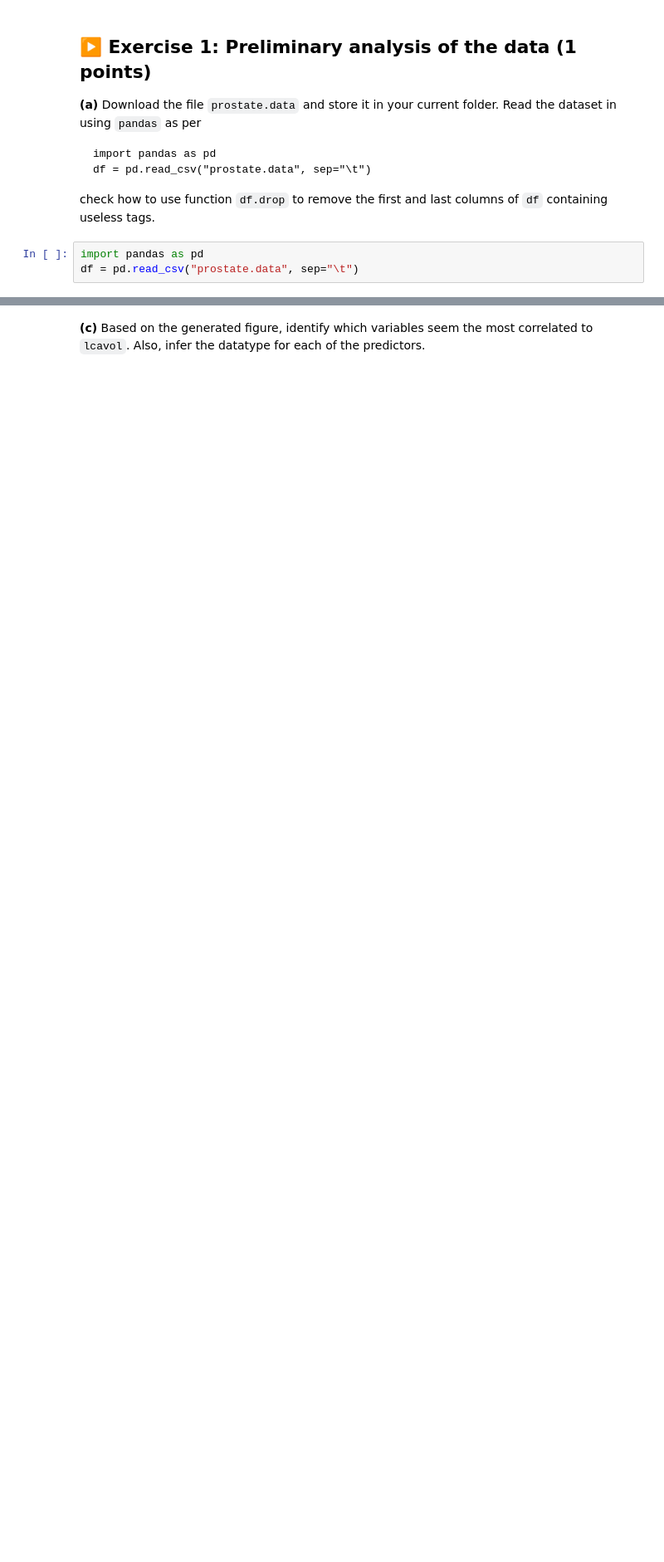
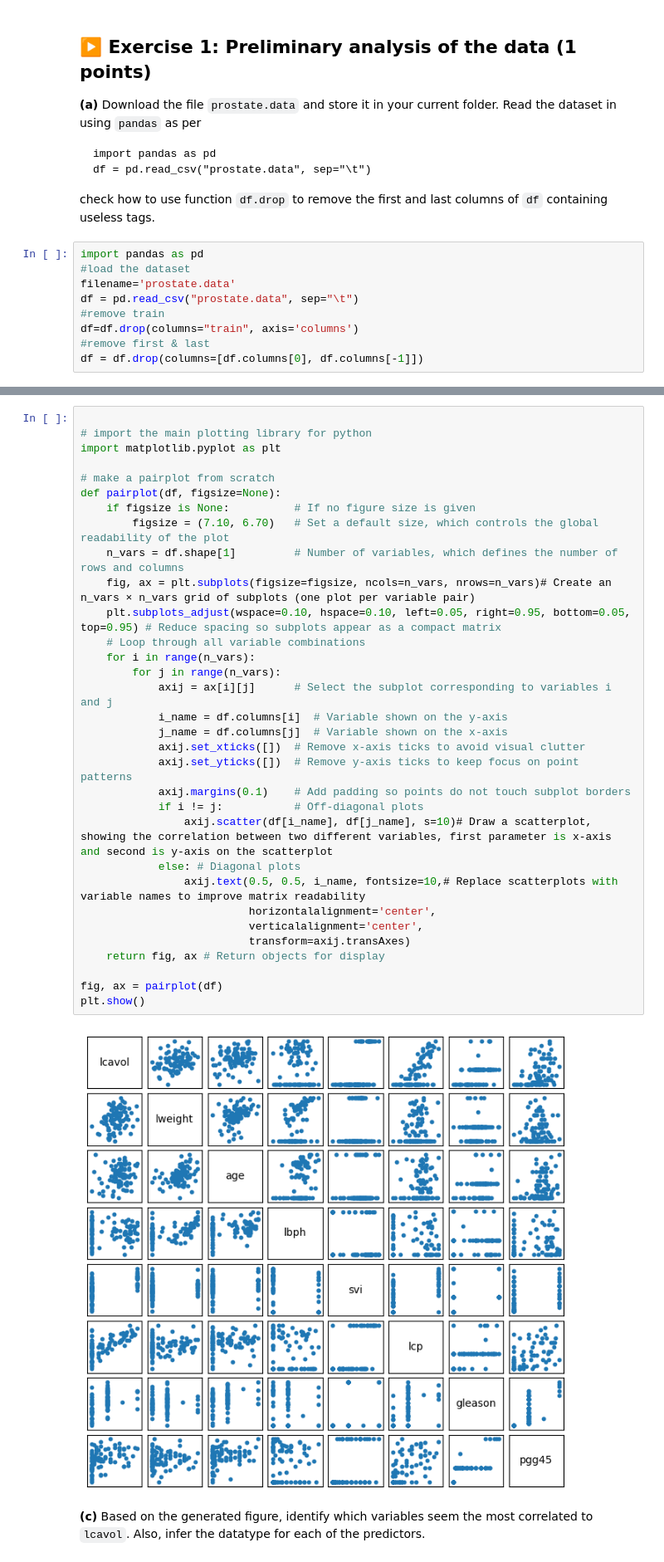
Before and after one commit to martinouks/isla_tp, a Jupyter notebook: TP1/TP1.ipynb, the cells around one changed output, grey strips where cells are left out. Shown at 83% size. Saved outputs shown, nothing was run; the diff lists cells and outputs as text; blank space fills up the shorter version.

```diff
--- a/TP1/TP1.ipynb
+++ b/TP1/TP1.ipynb
@@ -45,4 +45,10 @@ df = pd.read_csv("prostate.data", sep="\t")
 check how to use function `df.drop` to remove the first and last columns of `df` containing useless tags.
 # %%
 import pandas as pd
+#load the dataset
+filename='prostate.data'
 df = pd.read_csv("prostate.data", sep="\t")
+#remove train
+df=df.drop(columns="train", axis='columns')
+#remove first & last
+df = df.drop(columns=[df.columns[0], df.columns[-1]])
@@ -84,2 +57,36 @@ plt.show()
+# %%
+
+# import the main plotting library for python
+import matplotlib.pyplot as plt
+
+# make a pairplot from scratch
+def pairplot(df, figsize=None):
+    if figsize is None:          # If no figure size is given
+        figsize = (7.10, 6.70)   # Set a default size, which controls the global readability of the plot
+    n_vars = df.shape[1]         # Number of variables, which defines the number of rows and columns
+    fig, ax = plt.subplots(figsize=figsize, ncols=n_vars, nrows=n_vars)# Create an n_vars × n_vars grid of subplots (one plot per variable pair)
+    plt.subplots_adjust(wspace=0.10, hspace=0.10, left=0.05, right=0.95, bottom=0.05, top=0.95) # Reduce spacing so subplots appear as a compact matrix
+    # Loop through all variable combinations
+    for i in range(n_vars):
+        for j in range(n_vars):
+            axij = ax[i][j]      # Select the subplot corresponding to variables i and j
+            i_name = df.columns[i]  # Variable shown on the y-axis
+            j_name = df.columns[j]  # Variable shown on the x-axis
+            axij.set_xticks([])  # Remove x-axis ticks to avoid visual clutter
+            axij.set_yticks([])  # Remove y-axis ticks to keep focus on point patterns
+            axij.margins(0.1)    # Add padding so points do not touch subplot borders
+            if i != j:           # Off-diagonal plots
+                axij.scatter(df[i_name], df[j_name], s=10)# Draw a scatterplot, showing the correlation between two different variables, first parameter is x-axis and second is y-axis on the scatterplot
+            else: # Diagonal plots
+                axij.text(0.5, 0.5, i_name, fontsize=10,# Replace scatterplots with variable names to improve matrix readability
+                          horizontalalignment='center',
+                          verticalalignment='center',
+                          transform=axij.transAxes)
+    return fig, ax # Return objects for display
+
+fig, ax = pairplot(df)
+plt.show()
+# %% [output]
+[figure, added]
 # %% [markdown]
 **(c)** Based on the generated figure, identify which variables seem the most correlated to `lcavol`. Also, infer the datatype for each of the predictors.
```
Also changed, not shown: parts of 3 cells of this notebook.
